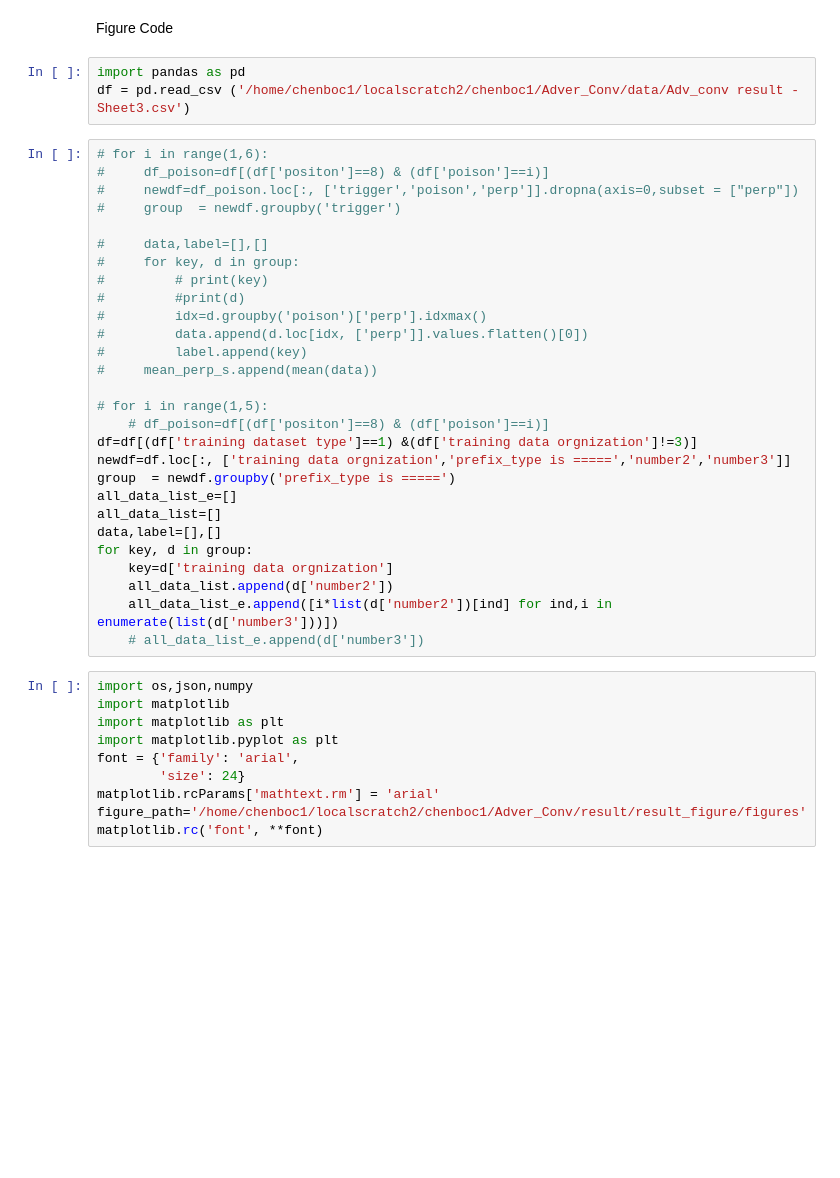
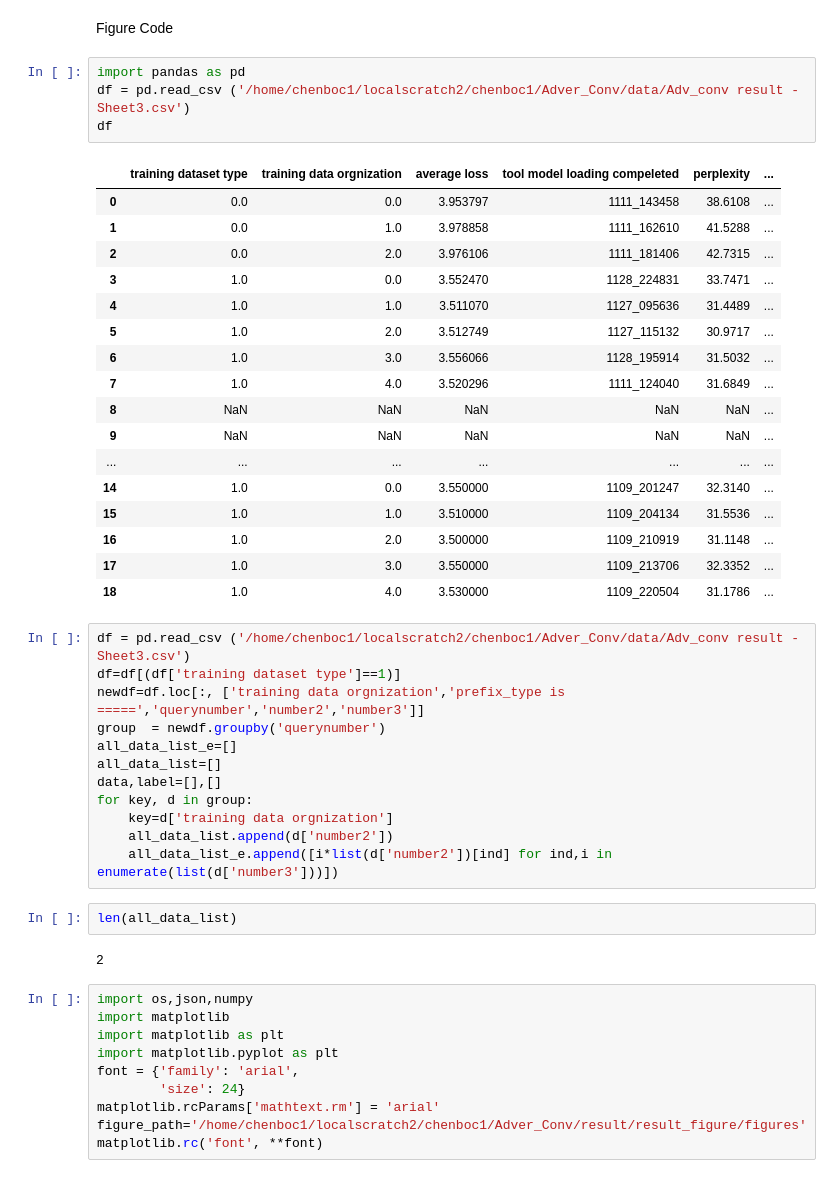
Before and after one commit to BJTFDGR/RAID23_Chatbot, a Jupyter notebook: result/result_figure/scripts/Fig_seq_number.ipynb, the cells around one changed output. Drawn from its saved outputs; the diff is of its cells as text; blank space fills up the shorter version.

```diff
--- a/result/result_figure/scripts/Fig_seq_number.ipynb
+++ b/result/result_figure/scripts/Fig_seq_number.ipynb
@@ -145,26 +249,30 @@ Figure Code
 # %%
 import pandas as pd
 df = pd.read_csv ('/home/chenboc1/localscratch2/chenboc1/Adver_Conv/data/Adv_conv result - Sheet3.csv')
+df
+# %% [output]
+|  | training dataset type | training data orgnization | average loss | tool model loading compeleted | perplexity | ... |
+| 0 | 0.0 | 0.0 | 3.953797 | 1111_143458 | 38.6108 | ... |
+| 1 | 0.0 | 1.0 | 3.978858 | 1111_162610 | 41.5288 | ... |
+| 2 | 0.0 | 2.0 | 3.976106 | 1111_181406 | 42.7315 | ... |
+| 3 | 1.0 | 0.0 | 3.552470 | 1128_224831 | 33.7471 | ... |
+| 4 | 1.0 | 1.0 | 3.511070 | 1127_095636 | 31.4489 | ... |
+| 5 | 1.0 | 2.0 | 3.512749 | 1127_115132 | 30.9717 | ... |
+| 6 | 1.0 | 3.0 | 3.556066 | 1128_195914 | 31.5032 | ... |
+| 7 | 1.0 | 4.0 | 3.520296 | 1111_124040 | 31.6849 | ... |
+| 8 | NaN | NaN | NaN | NaN | NaN | ... |
+| 9 | NaN | NaN | NaN | NaN | NaN | ... |
+| ... | ... | ... | ... | ... | ... | ... |
+| 14 | 1.0 | 0.0 | 3.550000 | 1109_201247 | 32.3140 | ... |
+| 15 | 1.0 | 1.0 | 3.510000 | 1109_204134 | 31.5536 | ... |
+| 16 | 1.0 | 2.0 | 3.500000 | 1109_210919 | 31.1148 | ... |
+| 17 | 1.0 | 3.0 | 3.550000 | 1109_213706 | 32.3352 | ... |
+| 18 | 1.0 | 4.0 | 3.530000 | 1109_220504 | 31.1786 | ... |
 # %%
-# for i in range(1,6):
-#     df_poison=df[(df['positon']==8) & (df['poison']==i)]
-#     newdf=df_poison.loc[:, ['trigger','poison','perp']].dropna(axis=0,subset = ["perp"])
-#     group  = newdf.groupby('trigger')
-
-#     data,label=[],[]
-#     for key, d in group:
-#         # print(key)
-#         #print(d)
-#         idx=d.groupby('poison')['perp'].idxmax()
-#         data.append(d.loc[idx, ['perp']].values.flatten()[0])
-#         label.append(key)
-#     mean_perp_s.append(mean(data))
-
-# for i in range(1,5):
-    # df_poison=df[(df['positon']==8) & (df['poison']==i)]
-df=df[(df['training dataset type']==1) &(df['training data orgnization']!=3)]
-newdf=df.loc[:, ['training data orgnization','prefix_type is =====','number2','number3']]
-group  = newdf.groupby('prefix_type is =====')
+df = pd.read_csv ('/home/chenboc1/localscratch2/chenboc1/Adver_Conv/data/Adv_conv result - Sheet3.csv')
+df=df[(df['training dataset type']==1)]
+newdf=df.loc[:, ['training data orgnization','prefix_type is =====','querynumber','number2','number3']]
+group  = newdf.groupby('querynumber')
 all_data_list_e=[]
 all_data_list=[]
 data,label=[],[]
@@ -172,7 +280,10 @@ for key, d in group:
     key=d['training data orgnization']
     all_data_list.append(d['number2'])
     all_data_list_e.append([i*list(d['number2'])[ind] for ind,i in enumerate(list(d['number3']))])
-    # all_data_list_e.append(d['number3'])
+# %%
+len(all_data_list)
+# %% [output]
+2
 # %%
 import os,json,numpy
 import matplotlib
```
Also changed, not shown: parts of 12 cells of this notebook, 2 other files.
